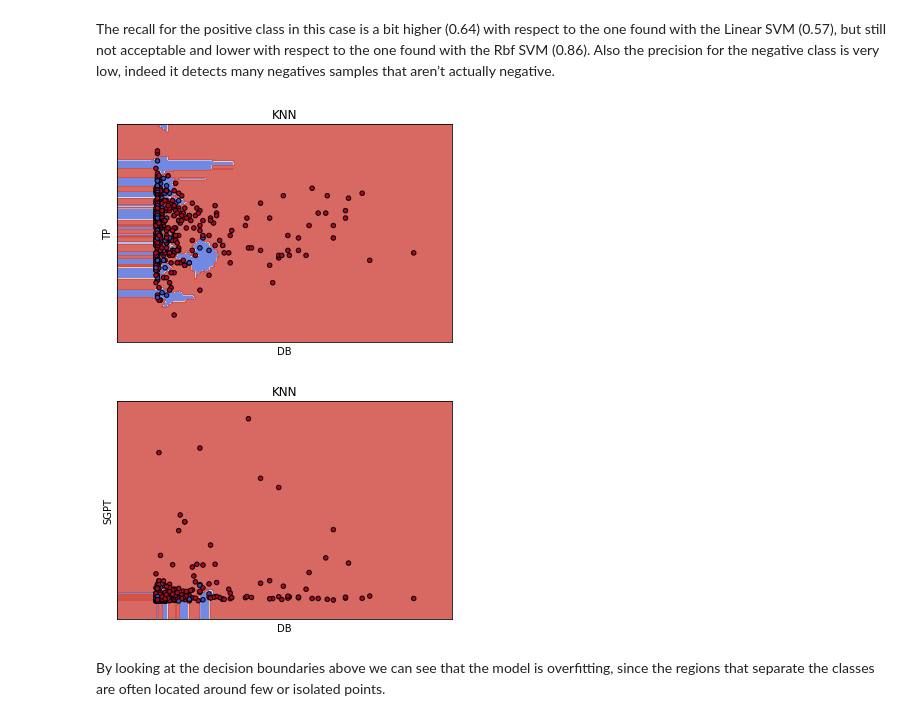
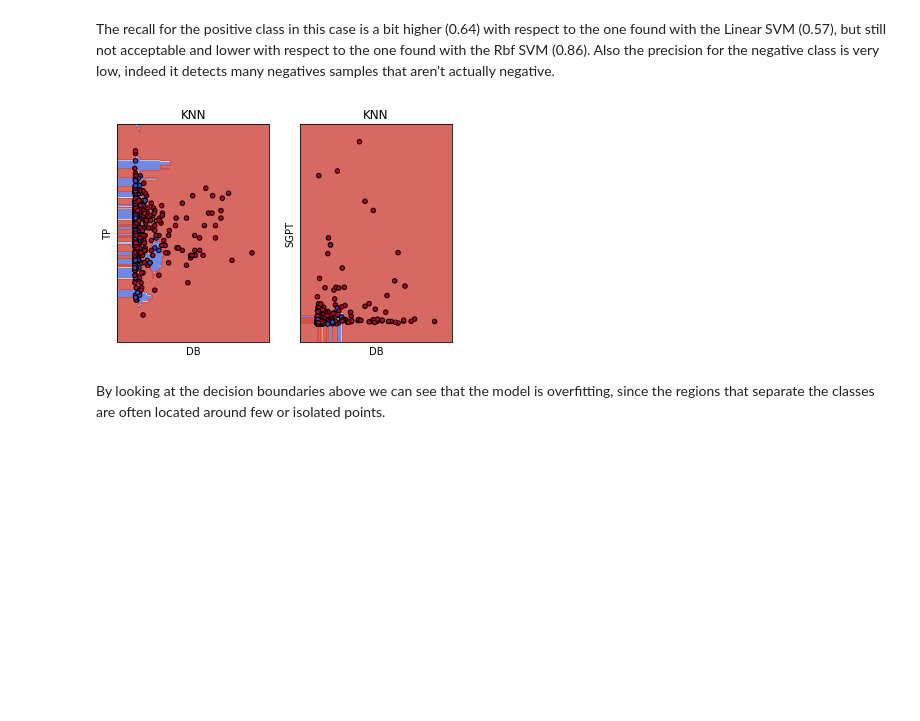
Before and after one commit to Vaxx66/DataSpaces_project, a Jupyter notebook: DataSpaces_project.ipynb, the cells around one changed output. Drawn from its saved outputs; the diff is of its cells as text; code cells hidden in the pictures; blank space fills up the shorter version.

Commit message:
decision boundary subplots

```diff
--- a/DataSpaces_project.ipynb
+++ b/DataSpaces_project.ipynb
@@ -604,7 +604,18 @@ def plot_contours(ax, clf, xx, yy, **params):
     out = ax.contourf(xx, yy, Z, **params)
     return out
 
-def plot_2D_svm_decision_boundary(X_train, y_train, X_test, y_test, model, features_pair, title, apply_PCA=False):
+def plot_2D_svm_decision_boundary_wrap(X_train, y_train, X_test, y_test, model, title, features_pair, apply_PCA=False, features_pair2=None):
+  if features_pair2 is not None:
+    fig, (ax1, ax2) = plt.subplots(1, 2)
+    ax1 = plot_2D_svm_decision_boundary(ax1, X_train, y_train, X_test, y_test, model, features_pair, title, apply_PCA)
+    ax2 = plot_2D_svm_decision_boundary(ax2, X_train, y_train, X_test, y_test, model, features_pair2, title, apply_PCA)
+  else:
+    fig, ax = plt.subplots()
+    ax = plot_2D_svm_decision_boundary(ax, X_train, y_train, X_test, y_test, model, features_pair, title, apply_PCA)
+
+  plt.show()
+
+def plot_2D_svm_decision_boundary(ax, X_train, y_train, X_test, y_test, model, features_pair, title, apply_PCA=False):
 
     X_train_ = X_train[features_pair]
     X_test_ = X_test[features_pair]
@@ -628,7 +639,6 @@ def plot_2D_svm_decision_boundary(X_train, y_train, X_test, y_test, model, featu
 
     clf = model.fit(X_train_augm, y_train_augm)
 
-    fig, ax = plt.subplots()
     # title for the plots
     #title = ('Decision surface of linear SVC ')
     # Set-up grid for plotting.
@@ -642,7 +652,8 @@ def plot_2D_svm_decision_boundary(X_train, y_train, X_test, y_test, model, featu
     ax.set_xticks(())
     ax.set_yticks(())
     ax.set_title(title)
-    plt.show()
+
+    return ax
 
 def plot_augmented_data(X_train, y_train, features_pair, scaler, balancer):
   fig, (ax1, ax2) = plt.subplots(1, 2)
@@ -2128,14 +2139,10 @@ Also the precision for the negative class is very low, indeed it detects many ne
 # %%
 params = knn_classifier.best_model.named_steps[knn_classifier.name].get_params()
 
-plot_2D_svm_decision_boundary(X_train, y_train, X_test, y_test, neighbors.KNeighborsClassifier(**params),
-                              features_pair=['DB','TP'], title="KNN", apply_PCA=False)
-
-plot_2D_svm_decision_boundary(X_train, y_train, X_test, y_test, neighbors.KNeighborsClassifier(**params),
-                              features_pair=['DB','SGPT'], title="KNN", apply_PCA=False)
+plot_2D_svm_decision_boundary_wrap(X_train, y_train, X_test, y_test, neighbors.KNeighborsClassifier(**params),
+                                   features_pair=['DB','TP'], title="KNN", apply_PCA=False, features_pair2=['DB','SGPT'])
 # %% [output]
-[figure, old version]
+[figure, new version]
-[figure, removed]
 # %% [markdown]
 By looking at the decision boundaries above we can see that the model is overfitting, since the regions that separate the classes are often located around few or isolated points.
 # %% [markdown]
```
Also changed, not shown: parts of 4 cells of this notebook.
